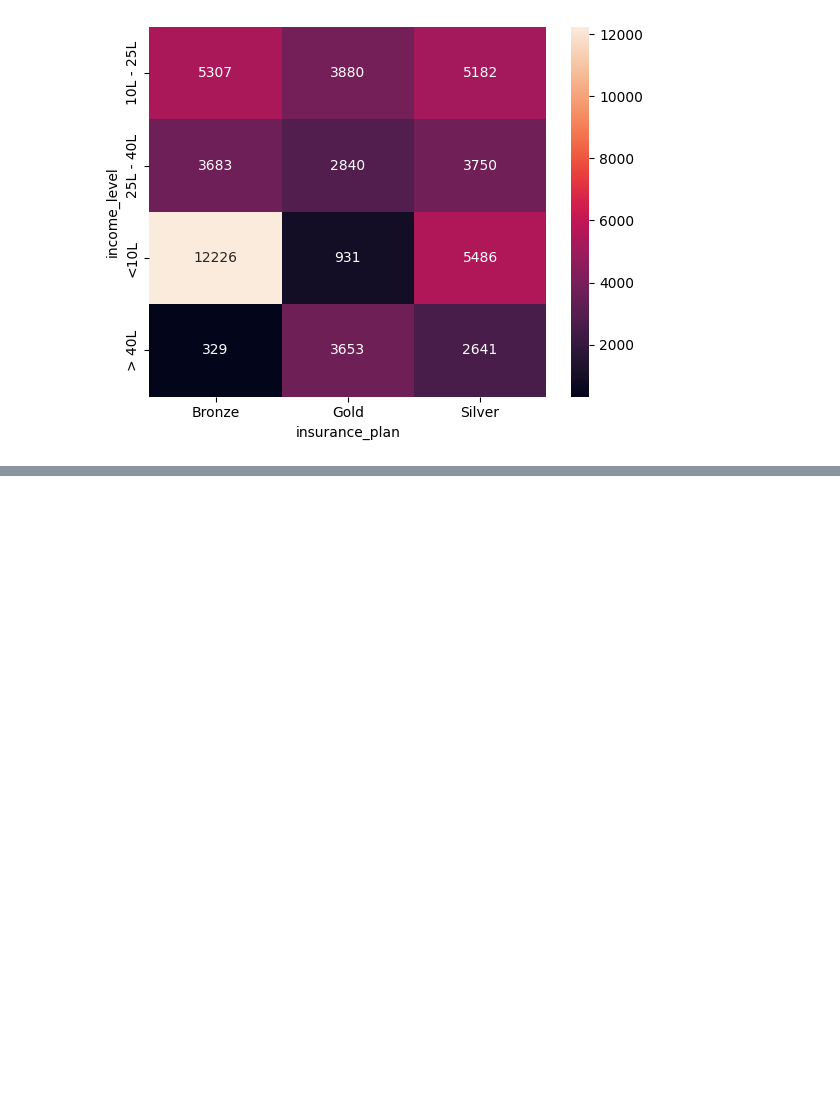
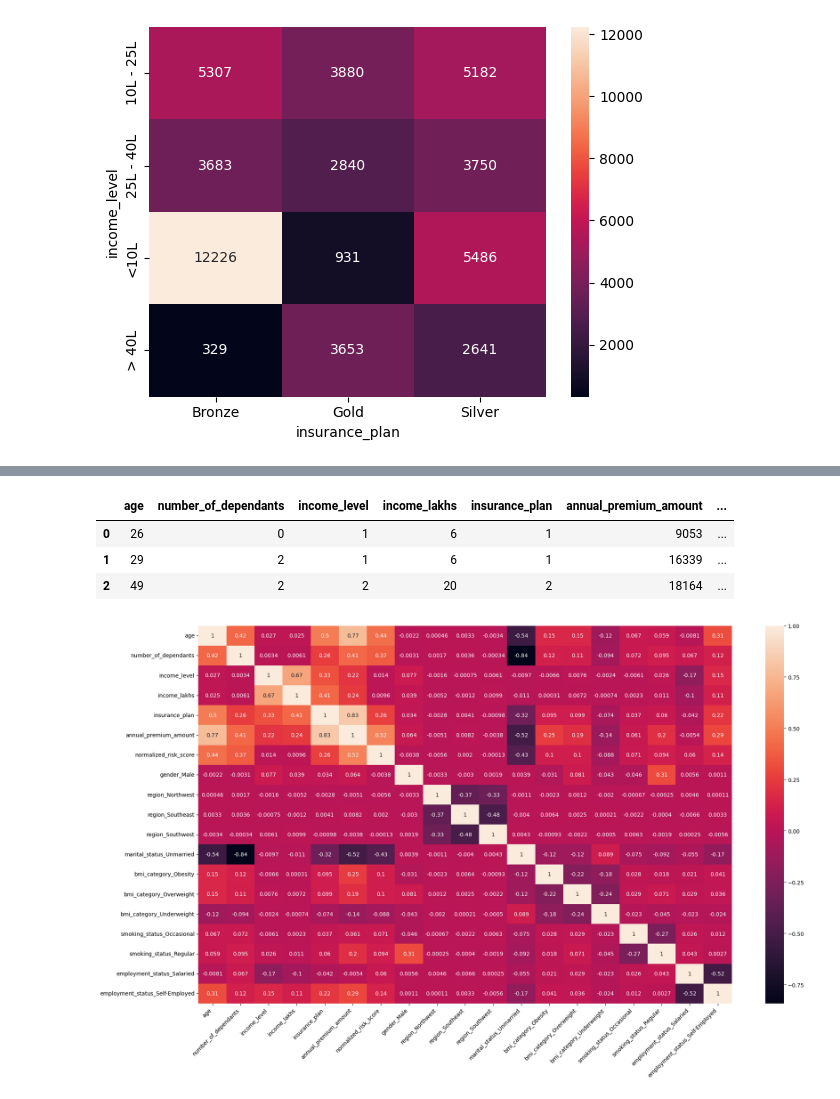
Before and after one commit to gianlucapes/health_care_premium, a Jupyter notebook: notebook/ml_prem_prediction.ipynb, the cells around one changed output, grey strips where cells are left out. Cells and saved outputs as stored; diff of their text form; code cells hidden in the pictures; blank space fills up the shorter version.

```diff
--- a/notebook/data_cleaning.ipynb
+++ b/notebook/ml_prem_prediction.ipynb
@@ -243,0 +331,2 @@ plt.show()
+# %%
+df2['insurance_plan']=df2['insurance_plan'].map({"Bronze":1,"Silver":2,"Gold":3})
@@ -243,0 +337,2 @@ plt.show()
+# %%
+df2['income_level']=df2['income_level'].map({"<10L":1,"10L - 25L":2,"> 40L":3,"25L - 40L":4})
@@ -243,0 +345,4 @@ plt.show()
+# %%
+nominal_cols = ['gender', 'region', 'marital_status', 'bmi_category', 'smoking_status', 'employment_status']
+df3 = pd.get_dummies(df2, columns=nominal_cols, drop_first=True, dtype=int)
+df3.head(3)
@@ -243,0 +355,19 @@ plt.show()
+# %%
+df4 = df3.drop(['medical_history','disease1', 'disease2', 'total_risk_score'], axis=1)
+df4.head(3)
+# %% [output]
+|  | age | number_of_dependants | income_level | income_lakhs | insurance_plan | annual_premium_amount | ... |
+| 0 | 26 | 0 | 1 | 6 | 1 | 9053 | ... |
+| 1 | 29 | 2 | 1 | 6 | 1 | 16339 | ... |
+| 2 | 49 | 2 | 2 | 20 | 2 | 18164 | ... |
+# %%
+cm = df4.corr()
+
+plt.figure(figsize=(20,12))
+sns.heatmap(cm, annot=True)
+plt.xticks(rotation=45, ha='right')
+plt.yticks(rotation=0)
+plt.tight_layout()
+plt.show()
+# %% [output]
+[figure, added]
```
Also changed, not shown: parts of 11 cells of this notebook.
